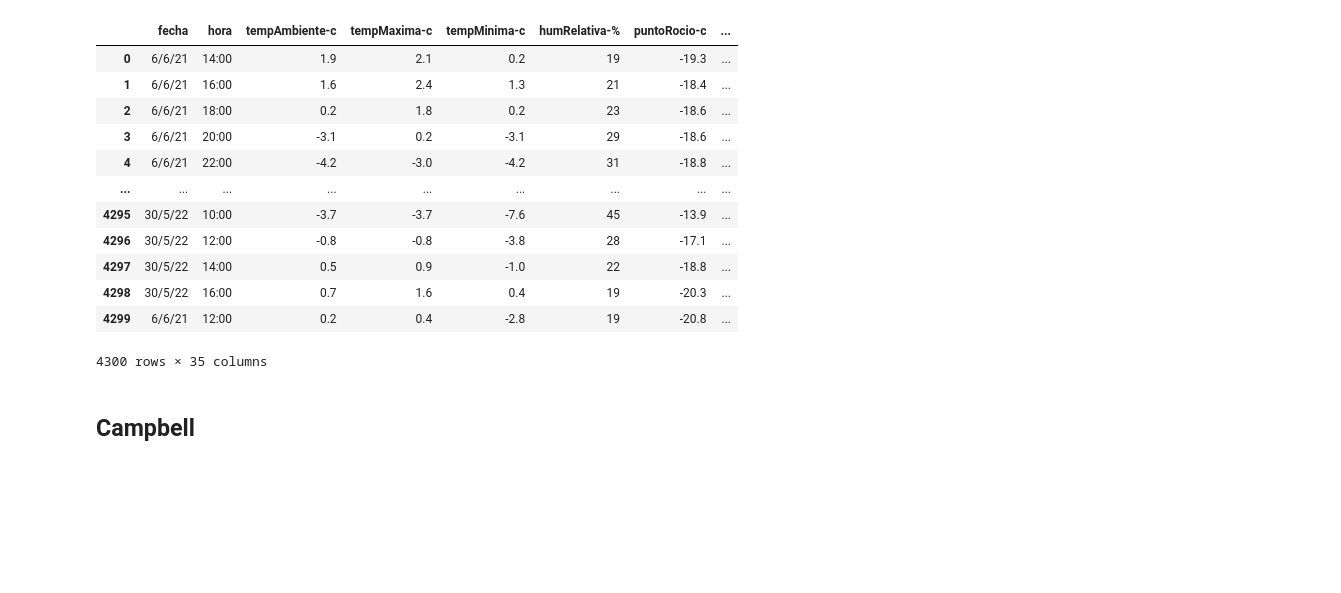
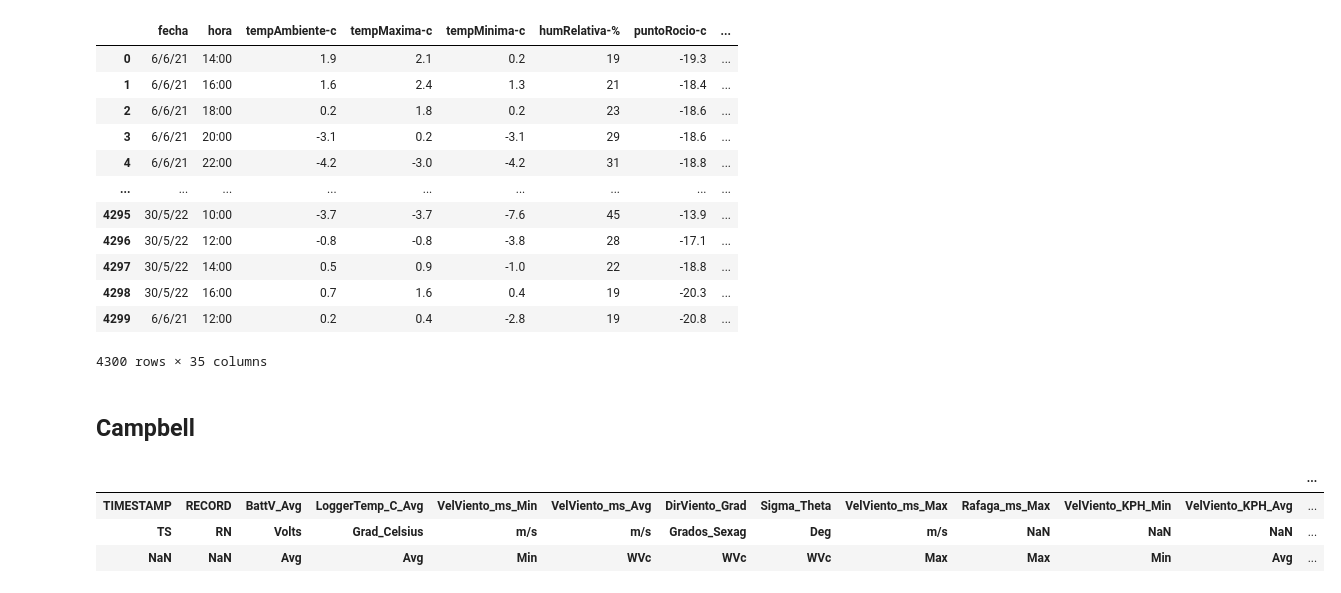
Before and after one commit to ctalamilla/tacatacaMeteo, a Jupyter notebook: Notebooks/EDA.ipynb, the cells around one changed output. Drawn from its saved outputs; the diff is of its cells as text; code cells hidden in the pictures; blank space fills up the shorter version.

```diff
--- a/Notebooks/EDA.ipynb
+++ b/Notebooks/EDA.ipynb
@@ -267,3 +268,11 @@ Davis_TacaTaca_cleaned.to_csv('Davis_TacaTaca.csv', sep=',')
 Davis_Vendaval_cleaned.to_csv('DavisVendaval.csv', sep=',')
 # %% [markdown]
 ## Campbell
+# %%
+columnas = pd.read_csv('../data/EM_Caipe/all_files/CR300Series_DATA_05M.csv', skiprows=0, low_memory= False, nrows=3)
+columnas
+# %% [output]
+|  |  |  |  |  |  |  |  |  |  |  |  | ... |
+| TIMESTAMP | RECORD | BattV_Avg | LoggerTemp_C_Avg | VelViento_ms_Min | VelViento_ms_Avg | DirViento_Grad | Sigma_Theta | VelViento_ms_Max | Rafaga_ms_Max | VelViento_KPH_Min | VelViento_KPH_Avg | ... |
+| TS | RN | Volts | Grad_Celsius | m/s | m/s | Grados_Sexag | Deg | m/s | NaN | NaN | NaN | ... |
+| NaN | NaN | Avg | Avg | Min | WVc | WVc | WVc | Max | Max | Min | Avg | ... |
```
Also changed, not shown: parts of 5 cells of this notebook, 12 other files.
